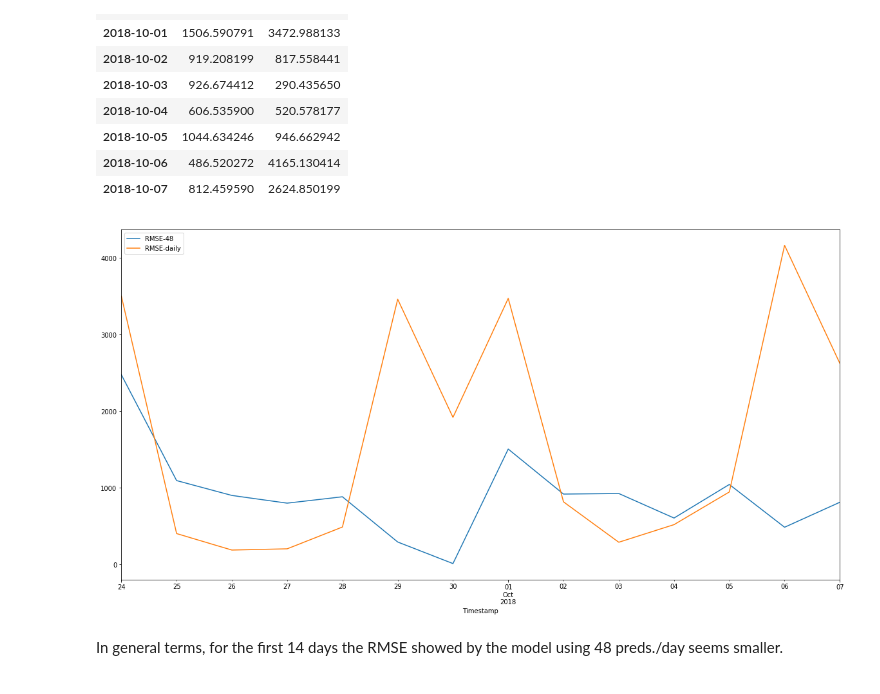
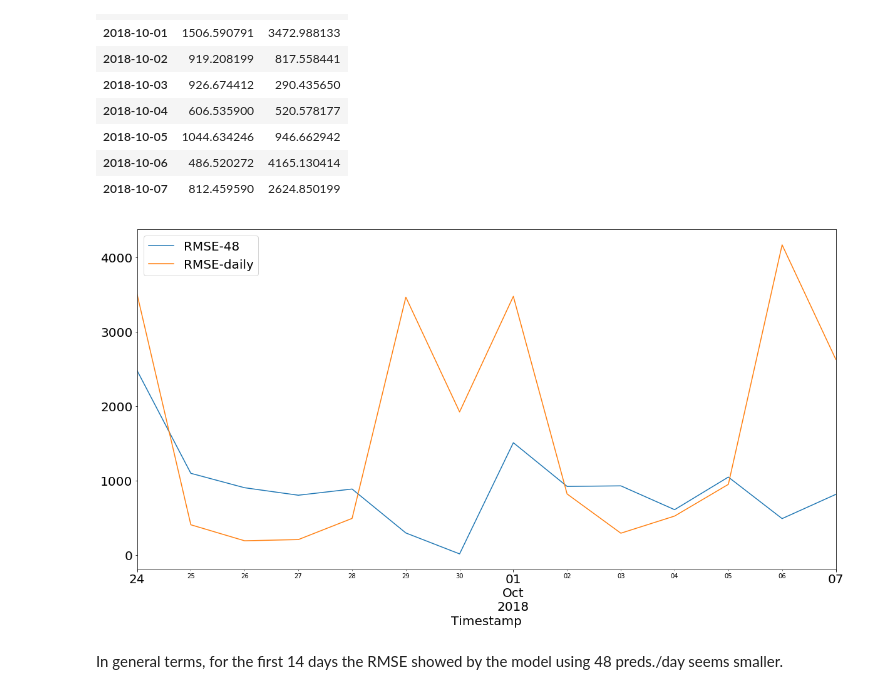
Before and after one commit to RamiroArribas/People_traffic_forecasting, a Jupyter notebook: 2_Modeling_and_analysis/2.2_LinearRegression_results_analysis_Maragall.ipynb, the cells around one changed output. Saved outputs shown, nothing was run; the diff lists cells and outputs as text; code cells hidden in the pictures.

```diff
--- a/2_Modeling_and_analysis/2.2_LinearRegression_results_analysis_Maragall.ipynb
+++ b/2_Modeling_and_analysis/2.2_LinearRegression_results_analysis_Maragall.ipynb
@@ -345,10 +345,14 @@ RMSE_comparison_df
 # %%
 # Let's plot the RMSE of the 2 models (daily and 48 predictions) of the first 14 days:
 
 ax = RMSE_comparison_df.plot(figsize=(20,10), legend=True)
+ax.axes.tick_params(labelsize = 20)
+ax.xaxis.label.set_fontsize(20)
+ax.legend(loc=2, prop={'size': 20})
+
 plt.show()
 # %% [output]
-[figure, old version]
+[figure, new version]
 # %% [markdown]
 In general terms, for the first 14 days the RMSE showed by the model using 48 preds./day seems smaller.
 # %% [markdown]
```
Also changed, not shown: 4 other files.
